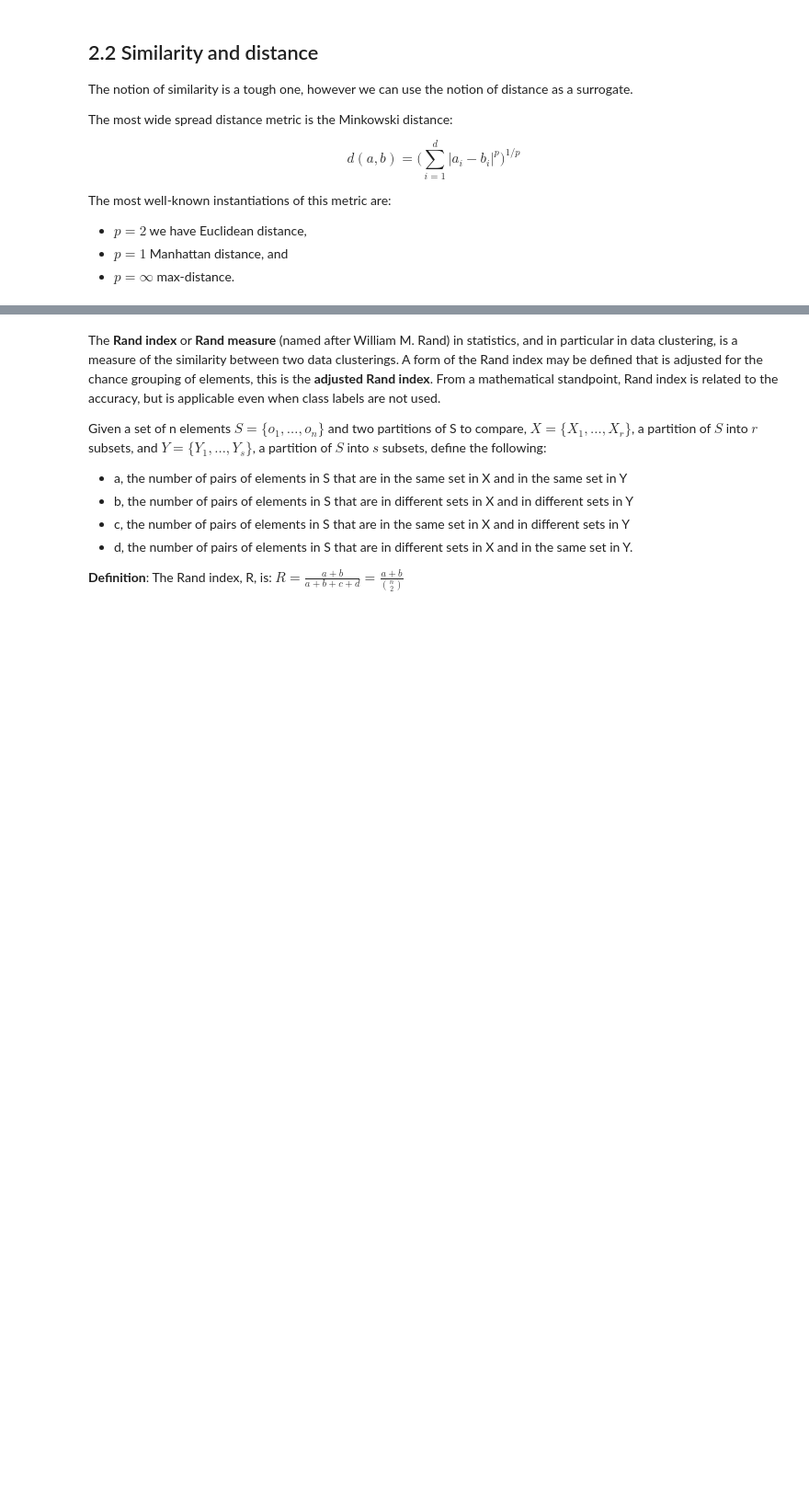
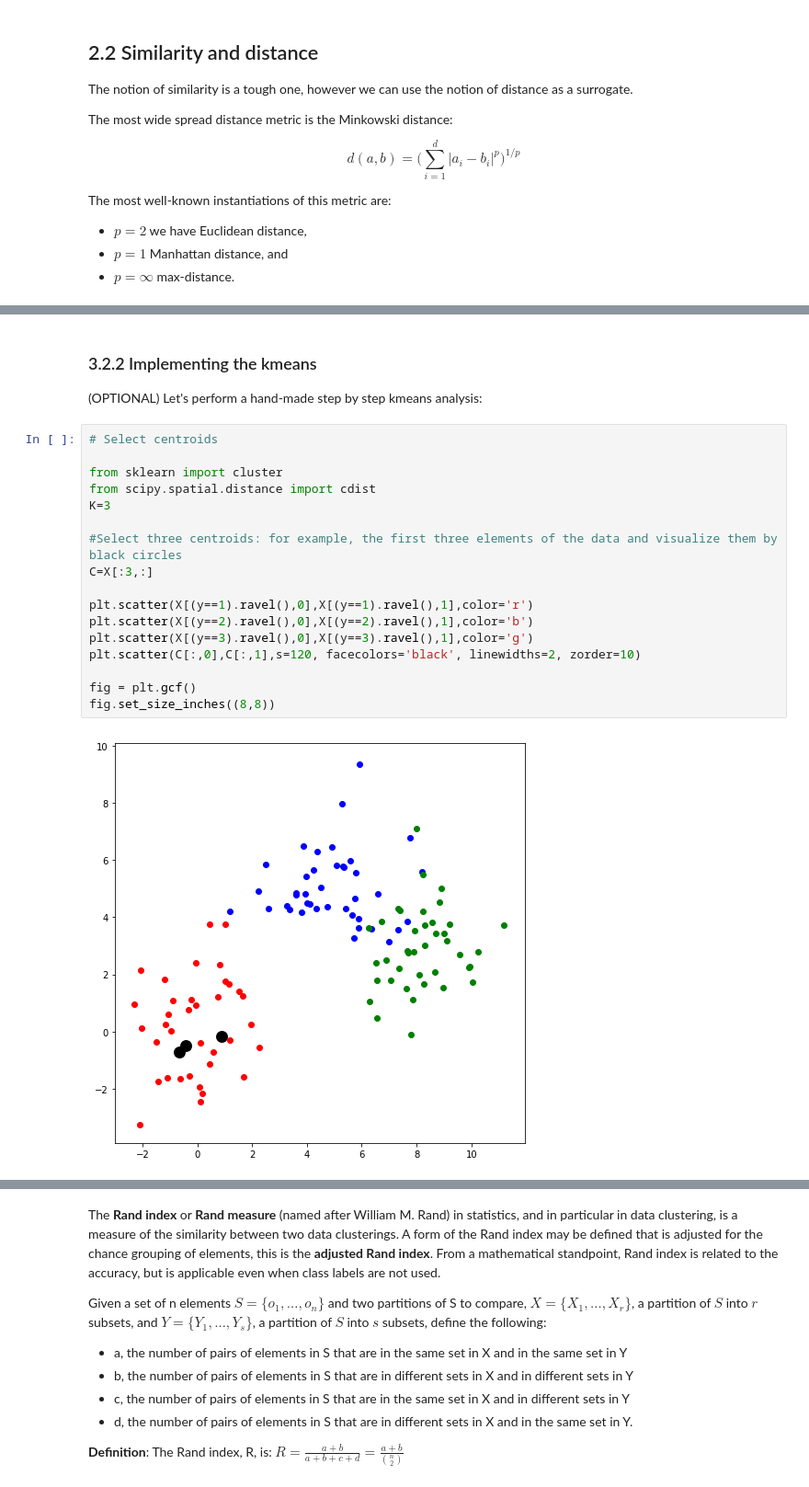
Before and after one commit to rogroc/Postgrau-Data-Science-UB, a Jupyter notebook: 13_UnsupervisedLearning/Unsupervised Learning 1.ipynb, the cells around one changed output, grey strips where cells are left out. Shown at 92% size. Drawn from its saved outputs; the diff is of its cells as text; blank space fills up the shorter version.

```diff
--- a/13_UnsupervisedLearning/Unsupervised Learning 1.ipynb
+++ b/13_UnsupervisedLearning/Unsupervised Learning 1.ipynb
@@ -150,0 +263,22 @@ The most well-known instantiations of this metric are:
+# %% [markdown]
+### 3.2.2 Implementing the kmeans
+(OPTIONAL) Let's perform a hand-made step by step kmeans analysis:
+# %%
+# Select centroids
+
+from sklearn import cluster
+from scipy.spatial.distance import cdist
+K=3
+
+#Select three centroids: for example, the first three elements of the data and visualize them by black circles
+C=X[:3,:]
+
+plt.scatter(X[(y==1).ravel(),0],X[(y==1).ravel(),1],color='r')
+plt.scatter(X[(y==2).ravel(),0],X[(y==2).ravel(),1],color='b')
+plt.scatter(X[(y==3).ravel(),0],X[(y==3).ravel(),1],color='g')
+plt.scatter(C[:,0],C[:,1],s=120, facecolors='black', linewidths=2, zorder=10)
+
+fig = plt.gcf()
+fig.set_size_inches((8,8))
+# %% [output]
+[figure, added]
```
Also changed, not shown: parts of 215 cells of this notebook.
